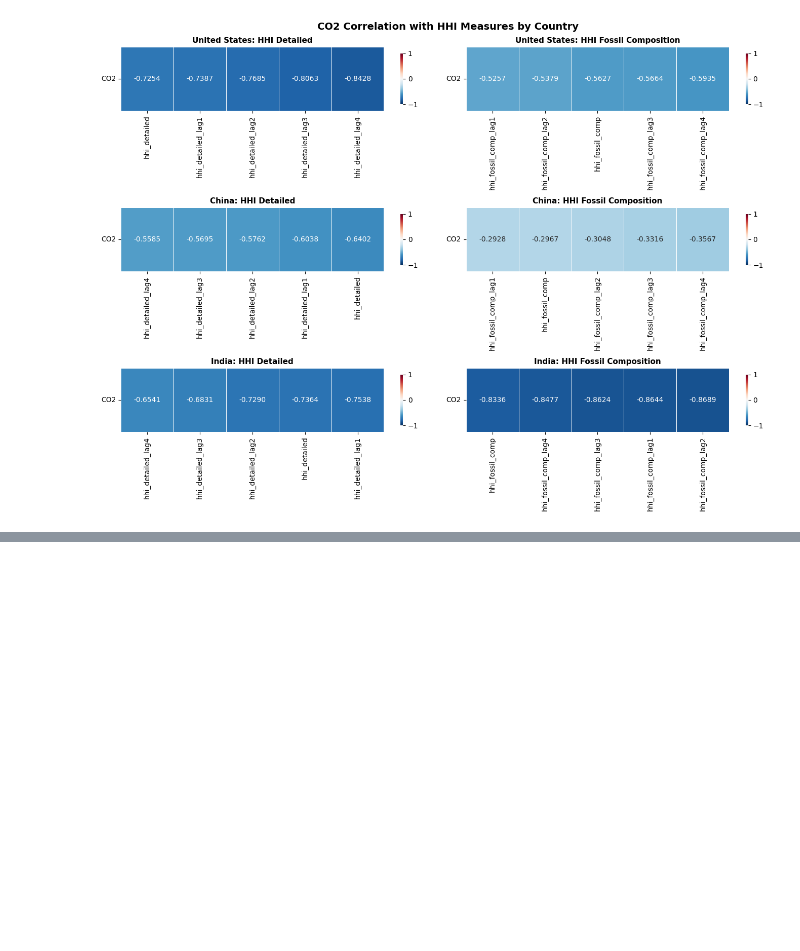
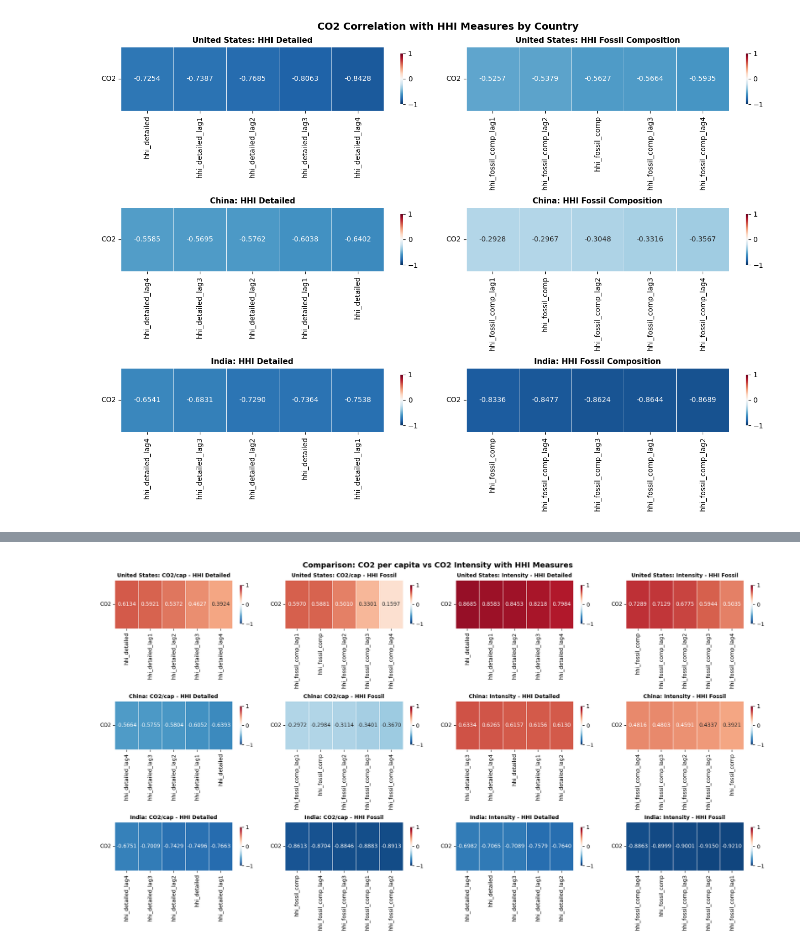
Before and after one commit to pinglainstitute/energy-gdp-emissions, a Jupyter notebook: code/01_02_Feature_Selection.ipynb, the cells around one changed output, grey strips where cells are left out. Saved outputs shown, nothing was run; the diff lists cells and outputs as text; code cells hidden in the pictures; blank space fills up the shorter version.

```diff
--- a/code/01_02_Feature_Selection.ipynb
+++ b/code/01_02_Feature_Selection.ipynb
@@ -488,0 +657,43 @@ plt.show()
+# %%
+fig2, axes2 = plt.subplots(3, 4, figsize=(18, 10))
+
+for idx, country in enumerate(SELECTED_COUNTRIES):
+    # CO2 per capita - HHI detailed
+    ax1 = axes2[idx, 0]
+    cpc_hhi_detailed = cpc_country_correlations[country]['hhi_detailed'].to_frame().T
+    sns.heatmap(cpc_hhi_detailed, annot=True, fmt='.4f', cmap='RdBu_r', center=0,
+                vmin=-1, vmax=1, linewidths=0.5, cbar_kws={"shrink": 0.8}, ax=ax1)
+    ax1.set_title(f'{country}: CO2/cap - HHI Detailed', fontsize=10, fontweight='bold')
+    ax1.set_yticklabels(['CO2'], rotation=0)
+
+    # CO2 per capita - HHI fossil
+    ax2 = axes2[idx, 1]
+    cpc_hhi_fossil = cpc_country_correlations[country]['hhi_fossil'].to_frame().T
+    sns.heatmap(cpc_hhi_fossil, annot=True, fmt='.4f', cmap='RdBu_r', center=0,
+                vmin=-1, vmax=1, linewidths=0.5, cbar_kws={"shrink": 0.8}, ax=ax2)
+    ax2.set_title(f'{country}: CO2/cap - HHI Fossil', fontsize=10, fontweight='bold')
+    ax2.set_yticklabels(['CO2'], rotation=0)
+
+    # CO2 intensity - HHI detailed
+    ax3 = axes2[idx, 2]
+    intensity_hhi_detailed = intensity_country_correlations[country]['hhi_detailed'].to_frame().T
+    sns.heatmap(intensity_hhi_detailed, annot=True, fmt='.4f', cmap='RdBu_r', center=0,
+                vmin=-1, vmax=1, linewidths=0.5, cbar_kws={"shrink": 0.8}, ax=ax3)
+    ax3.set_title(f'{country}: Intensity - HHI Detailed', fontsize=10, fontweight='bold')
+    ax3.set_yticklabels(['CO2'], rotation=0)
+
+    # CO2 intensity - HHI fossil
+    ax4 = axes2[idx, 3]
+    intensity_hhi_fossil = intensity_country_correlations[country]['hhi_fossil'].to_frame().T
+    sns.heatmap(intensity_hhi_fossil, annot=True, fmt='.4f', cmap='RdBu_r', center=0,
+                vmin=-1, vmax=1, linewidths=0.5, cbar_kws={"shrink": 0.8}, ax=ax4)
+    ax4.set_title(f'{country}: Intensity - HHI Fossil', fontsize=10, fontweight='bold')
+    ax4.set_yticklabels(['CO2'], rotation=0)
+
+plt.suptitle('Comparison: CO2 per capita vs CO2 Intensity with HHI Measures', fontsize=14, fontweight='bold')
+plt.tight_layout()
+plot_filepath2 = os.path.join(save_dir, 'comparison_co2_intensity_hhi.png')
+plt.savefig(plot_filepath2, dpi=150, bbox_inches='tight')
+plt.show()
+# %% [output]
+[figure, added]
```
Also changed, not shown: parts of 12 cells of this notebook.
